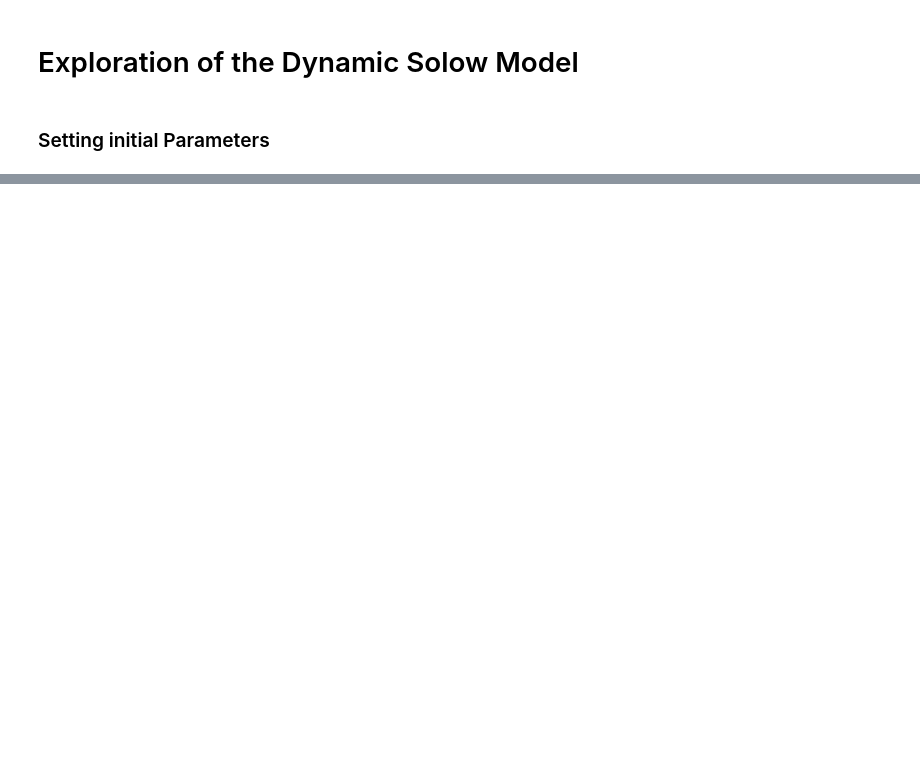
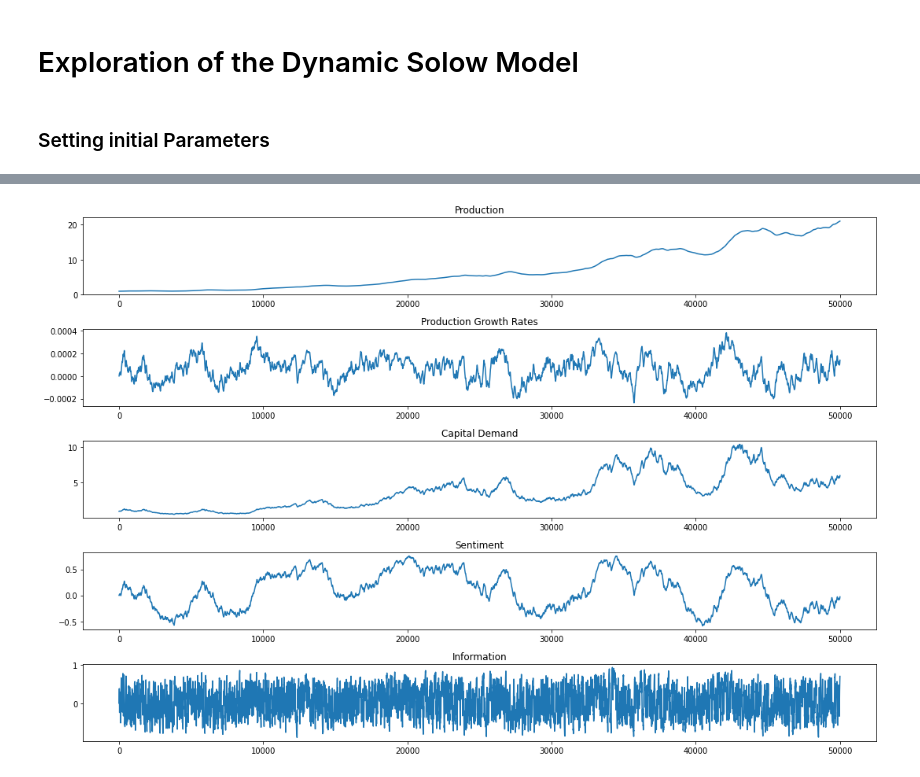
Before and after one commit to KarlNaumann/InteractionEconomics, a Jupyter notebook: solow/results.ipynb, the cells around one changed output, grey strips where cells are left out. Saved outputs shown, nothing was run; the diff lists cells and outputs as text; code cells hidden in the pictures; blank space fills up the shorter version.

```diff
--- a/solow/results.ipynb
+++ b/solow/results.ipynb
@@ -86,0 +165,4 @@ np.sum(y - c < 0)
+# %%
+sm_kd.visualise(case='kd', save = 'solow_kd.png')
+# %% [output]
+[figure, added]
```
Also changed, not shown: parts of 23 cells of this notebook, 15 other files.
